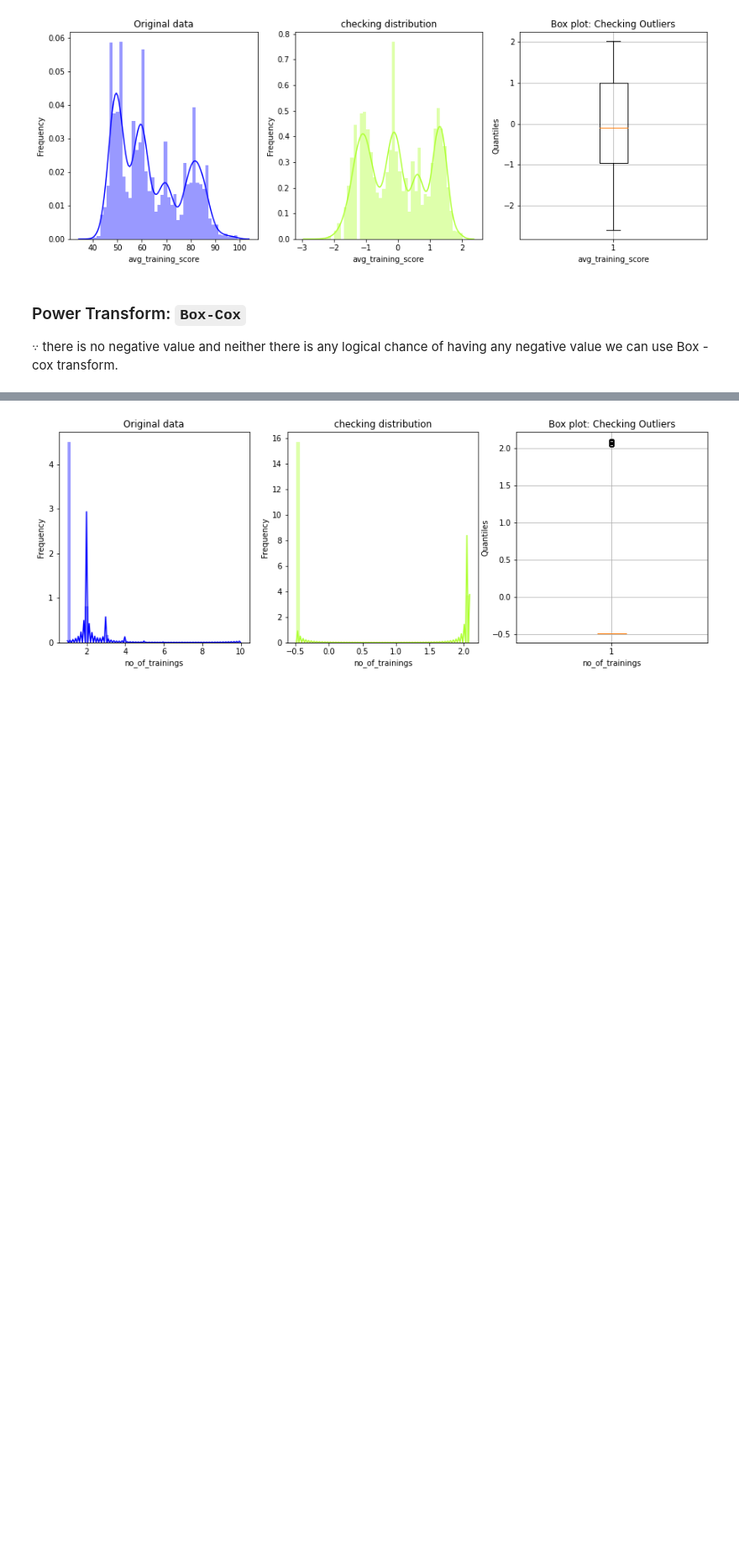
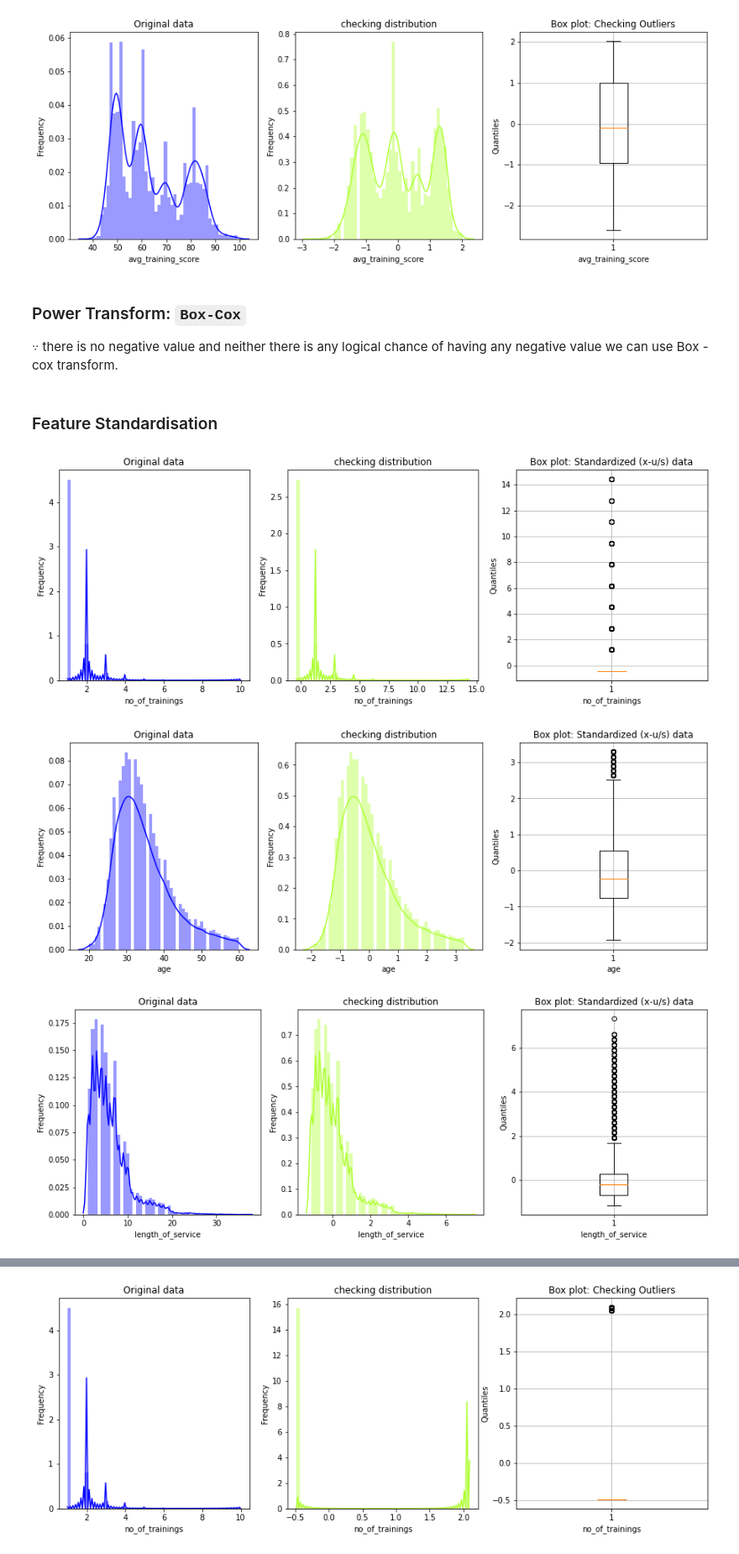
Before and after one commit to gunnerVivek/Employee-Promotion, a Jupyter notebook: 2-data_preprocessing.ipynb, the cells around one changed output, grey strips where cells are left out. Shown at 84% size. Cells and saved outputs as stored; diff of their text form; code cells hidden in the pictures; blank space fills up the shorter version.

Commit message:
notebook: Add code for Feature Standardisation

```diff
--- a/2-data_preprocessing.ipynb
+++ b/2-data_preprocessing.ipynb
@@ -216,3 +216,5 @@ del yeo_johnson_data
 ### Power Transform: `Box-Cox`
 
 $\because$ there is no negative value and neither there is any logical chance of having any negative value we can use Box - cox transform.
+# %% [markdown]
+### Feature Standardisation
@@ -218,0 +223,39 @@ $\because$ there is no negative value and neither there is any logical chance of
+# %%
+standardised_data = X.loc[:, numerical_features]
+# %%
+for num_var in standardised_data.columns:
+    # fit with training data
+    scaler = StandardScaler().fit(np.array(standardised_data[num_var][train_index]).reshape(-1,1))
+    #PowerTransformer(method='box-cox', standardize=True).fit(np.array(box_cox_data[num_var][train_index]).reshape(-1,1))
+    # transform your data
+    standardised_data[num_var] = scaler.transform(np.array(standardised_data[num_var]).reshape(-1,1))
+# %%
+for feature in standardised_data.columns:
+
+    fig, ax = plt.subplots(nrows=1, ncols=3, figsize=(15,5))
+
+    plt.subplot(ax[0])
+    sns.distplot(X.loc[:, feature], color='blue')
+    plt.title('Original data')
+    plt.ylabel('Frequency')
+    plt.xlabel(feature)
+
+    plt.subplot(ax[1])
+    sns.distplot(standardised_data.loc[:, feature], color='greenyellow')
+    plt.title('checking distribution')
+    plt.ylabel('Frequency')
+    plt.xlabel(feature)
+
+    plt.subplot(ax[2])
+    plt.boxplot(standardised_data.loc[:, feature])
+    plt.xlabel(feature)
+    plt.ylabel('Quantiles')
+    plt.title('Box plot: Standardized (x-u/s) data')
+    plt.grid()
+
+
+    plt.show()
+# %% [output]
+[figure, added]
+[figure, added]
+[figure, added]
```
Also changed, not shown: parts of 3 cells of this notebook.
